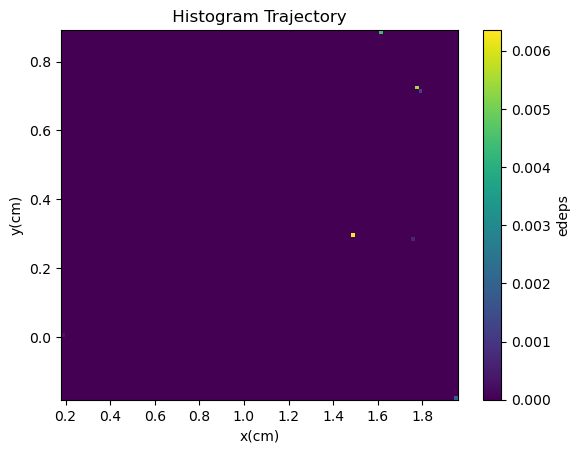
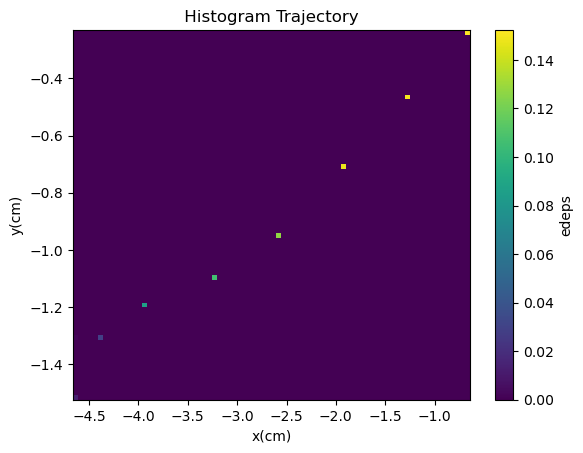
Code edit (unified diff) that turned the first committed figure into the second:
--- before
+++ after
@@ -1,7 +1,7 @@
-evtmask=evtid==1
+evtmask=evtid==2
 plt.title(" Histogram Trajectory ")
 x=hits["x"].array().to_numpy()[evtmask]
 y=hits["y"].array().to_numpy()[evtmask]
-_=plt.hist2d(x,y,weights=energy[evtmask],bins=100)
+_=plt.hist2d(x,y,weights=energy[evtmask],bins=80)
 plt.colorbar(label="edeps")
 plt.xlabel("x(cm)")

Commit: Adjusting macros to include liquid/gas phase selection